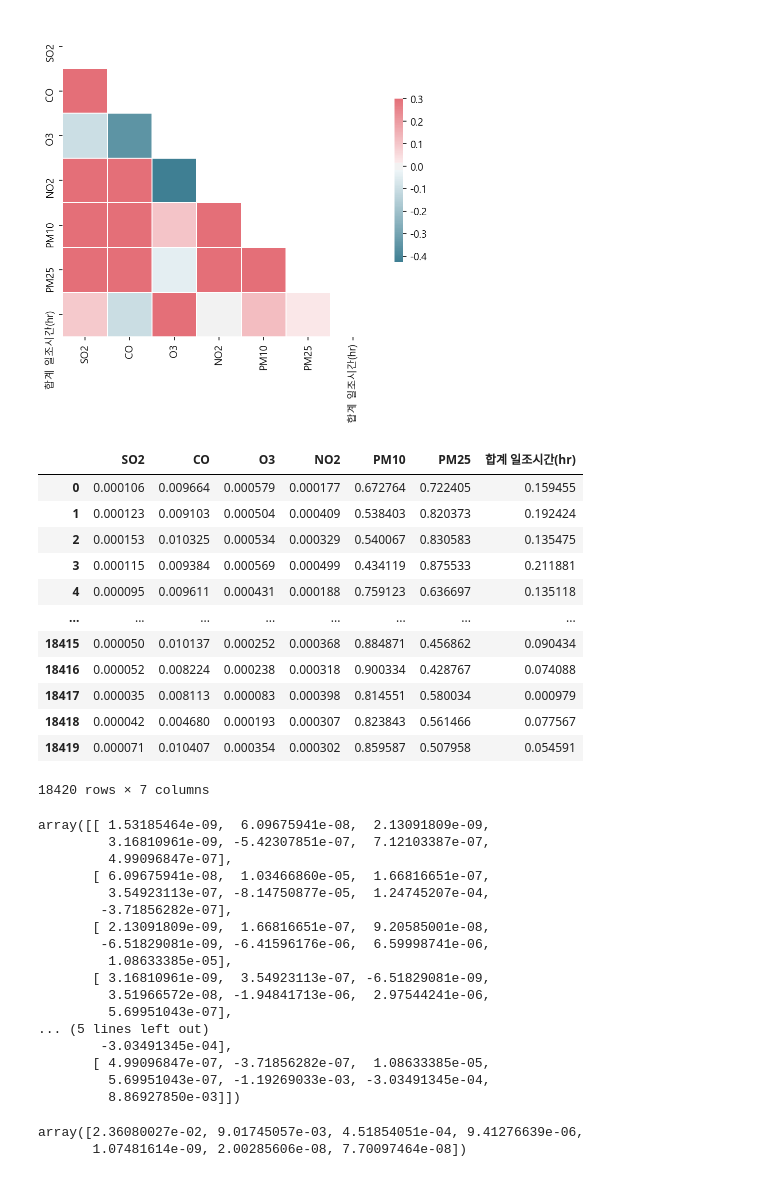
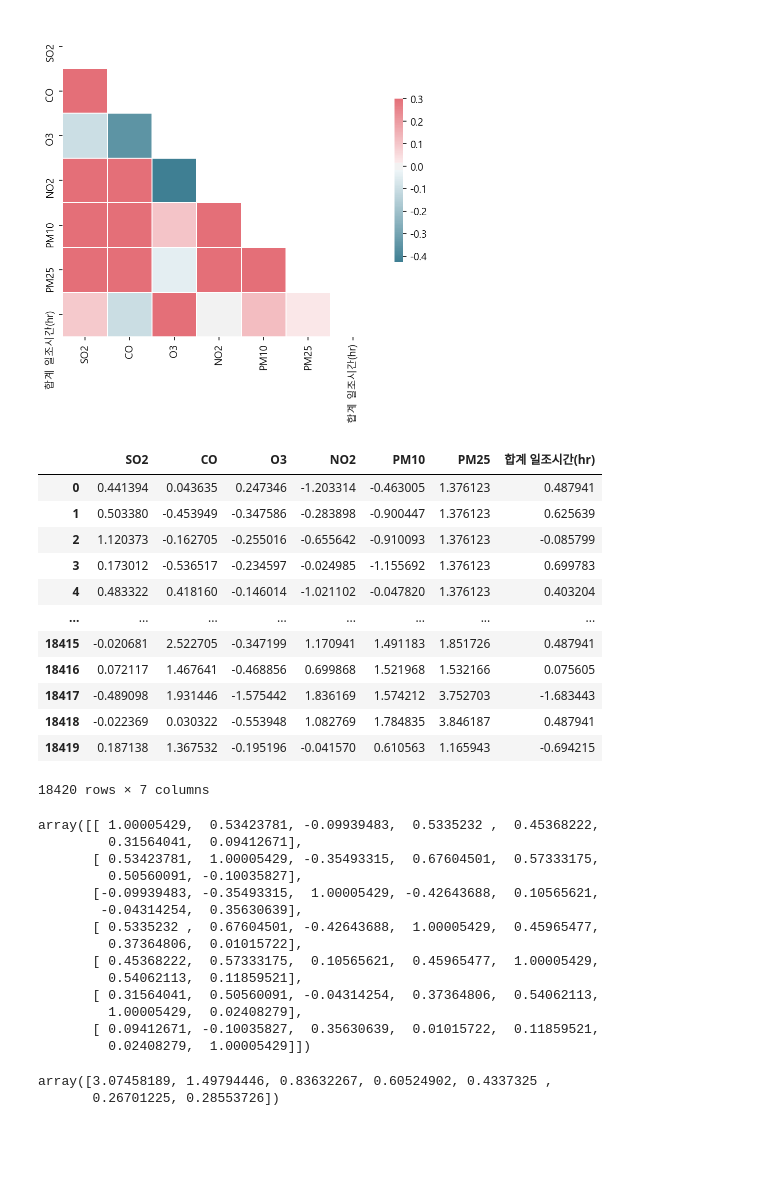
Before and after one commit to jyeon94/Learning_Spoons_Second_Project, a Jupyter notebook: 버전관리/project2.1_PCA_ver3.ipynb, the cells around one changed output. Saved outputs shown, nothing was run; the diff lists cells and outputs as text; code cells hidden in the pictures; blank space fills up the shorter version.

```diff
--- a/버전관리/project2.1_PCA_ver3.ipynb
+++ b/버전관리/project2.1_PCA_ver3.ipynb
@@ -89,47 +95,44 @@ sns.heatmap(corr, mask=mask, cmap=cmap, vmax=.3, center=0,
 # %%
 # 데이터의 스케일을 맞추기 위해 표준화 한다.
 
-# tomato_std = StandardScaler().fit_transform(tom_f)
-tomato_std = Normalizer().fit_transform(tom_f)
+tomato_std = StandardScaler().fit_transform(tom_f)
+# tomato_std = Normalizer().fit_transform(tom_f)
 tomato_std = pd.DataFrame(tomato_std)
 tomato_std.columns=['SO2','CO','O3','NO2','PM10','PM25','합계 일조시간(hr)']
 tomato_std
 # %% [output]
 |  | SO2 | CO | O3 | NO2 | PM10 | PM25 | 합계 일조시간(hr) |
-| 0 | 0.000106 | 0.009664 | 0.000579 | 0.000177 | 0.672764 | 0.722405 | 0.159455 |
-| 1 | 0.000123 | 0.009103 | 0.000504 | 0.000409 | 0.538403 | 0.820373 | 0.192424 |
-| 2 | 0.000153 | 0.010325 | 0.000534 | 0.000329 | 0.540067 | 0.830583 | 0.135475 |
-| 3 | 0.000115 | 0.009384 | 0.000569 | 0.000499 | 0.434119 | 0.875533 | 0.211881 |
-| 4 | 0.000095 | 0.009611 | 0.000431 | 0.000188 | 0.759123 | 0.636697 | 0.135118 |
+| 0 | 0.441394 | 0.043635 | 0.247346 | -1.203314 | -0.463005 | 1.376123 | 0.487941 |
+| 1 | 0.503380 | -0.453949 | -0.347586 | -0.283898 | -0.900447 | 1.376123 | 0.625639 |
+| 2 | 1.120373 | -0.162705 | -0.255016 | -0.655642 | -0.910093 | 1.376123 | -0.085799 |
+| 3 | 0.173012 | -0.536517 | -0.234597 | -0.024985 | -1.155692 | 1.376123 | 0.699783 |
+| 4 | 0.483322 | 0.418160 | -0.146014 | -1.021102 | -0.047820 | 1.376123 | 0.403204 |
 | ... | ... | ... | ... | ... | ... | ... | ... |
-| 18415 | 0.000050 | 0.010137 | 0.000252 | 0.000368 | 0.884871 | 0.456862 | 0.090434 |
-| 18416 | 0.000052 | 0.008224 | 0.000238 | 0.000318 | 0.900334 | 0.428767 | 0.074088 |
-| 18417 | 0.000035 | 0.008113 | 0.000083 | 0.000398 | 0.814551 | 0.580034 | 0.000979 |
-| 18418 | 0.000042 | 0.004680 | 0.000193 | 0.000307 | 0.823843 | 0.561466 | 0.077567 |
-| 18419 | 0.000071 | 0.010407 | 0.000354 | 0.000302 | 0.859587 | 0.507958 | 0.054591 |
+| 18415 | -0.020681 | 2.522705 | -0.347199 | 1.170941 | 1.491183 | 1.851726 | 0.487941 |
+| 18416 | 0.072117 | 1.467641 | -0.468856 | 0.699868 | 1.521968 | 1.532166 | 0.075605 |
+| 18417 | -0.489098 | 1.931446 | -1.575442 | 1.836169 | 1.574212 | 3.752703 | -1.683443 |
+| 18418 | -0.022369 | 0.030322 | -0.553948 | 1.082769 | 1.784835 | 3.846187 | 0.487941 |
+| 18419 | 0.187138 | 1.367532 | -0.195196 | -0.041570 | 0.610563 | 1.165943 | -0.694215 |
 18420 rows × 7 columns
 # %%
 # 공분산 행렬 구하기
 tom_cov = np.cov(tomato_std.T)
 tom_cov
 # %% [output]
-array([[ 1.53185464e-09,  6.09675941e-08,  2.13091809e-09,
-         3.16810961e-09, -5.42307851e-07,  7.12103387e-07,
-         4.99096847e-07],
-       [ 6.09675941e-08,  1.03466860e-05,  1.66816651e-07,
-         3.54923113e-07, -8.14750877e-05,  1.24745207e-04,
-        -3.71856282e-07],
-       [ 2.13091809e-09,  1.66816651e-07,  9.20585001e-08,
-        -6.51829081e-09, -6.41596176e-06,  6.59998741e-06,
-         1.08633385e-05],
-       [ 3.16810961e-09,  3.54923113e-07, -6.51829081e-09,
-         3.51966572e-08, -1.94841713e-06,  2.97544241e-06,
-         5.69951043e-07],
-... (5 lines left out)
-        -3.03491345e-04],
-       [ 4.99096847e-07, -3.71856282e-07,  1.08633385e-05,
-         5.69951043e-07, -1.19269033e-03, -3.03491345e-04,
-         8.86927850e-03]])
+array([[ 1.00005429,  0.53423781, -0.09939483,  0.5335232 ,  0.45368222,
+         0.31564041,  0.09412671],
+       [ 0.53423781,  1.00005429, -0.35493315,  0.67604501,  0.57333175,
+         0.50560091, -0.10035827],
+       [-0.09939483, -0.35493315,  1.00005429, -0.42643688,  0.10565621,
+        -0.04314254,  0.35630639],
+       [ 0.5335232 ,  0.67604501, -0.42643688,  1.00005429,  0.45965477,
+         0.37364806,  0.01015722],
+       [ 0.45368222,  0.57333175,  0.10565621,  0.45965477,  1.00005429,
+         0.54062113,  0.11859521],
+       [ 0.31564041,  0.50560091, -0.04314254,  0.37364806,  0.54062113,
+         1.00005429,  0.02408279],
+       [ 0.09412671, -0.10035827,  0.35630639,  0.01015722,  0.11859521,
+         0.02408279,  1.00005429]])
 # %%
 # 고유값과 고유벡터 계산 (고유분해)
 eig_vals, eig_vecs= np.linalg.eig(tom_cov)
@@ -137,8 +140,8 @@ eig_vals, eig_vecs= np.linalg.eig(tom_cov)
 # 고유값 확인
 eig_vals
 # %% [output]
-array([2.36080027e-02, 9.01745057e-03, 4.51854051e-04, 9.41276639e-06,
-       1.07481614e-09, 2.00285606e-08, 7.70097464e-08])
+array([3.07458189, 1.49794446, 0.83632267, 0.60524902, 0.4337325 ,
+       0.26701225, 0.28553726])
 # %%
 # 고유벡터 확인
 eig_vecs
```
Also changed, not shown: parts of 10 cells of this notebook, 1 other file.
